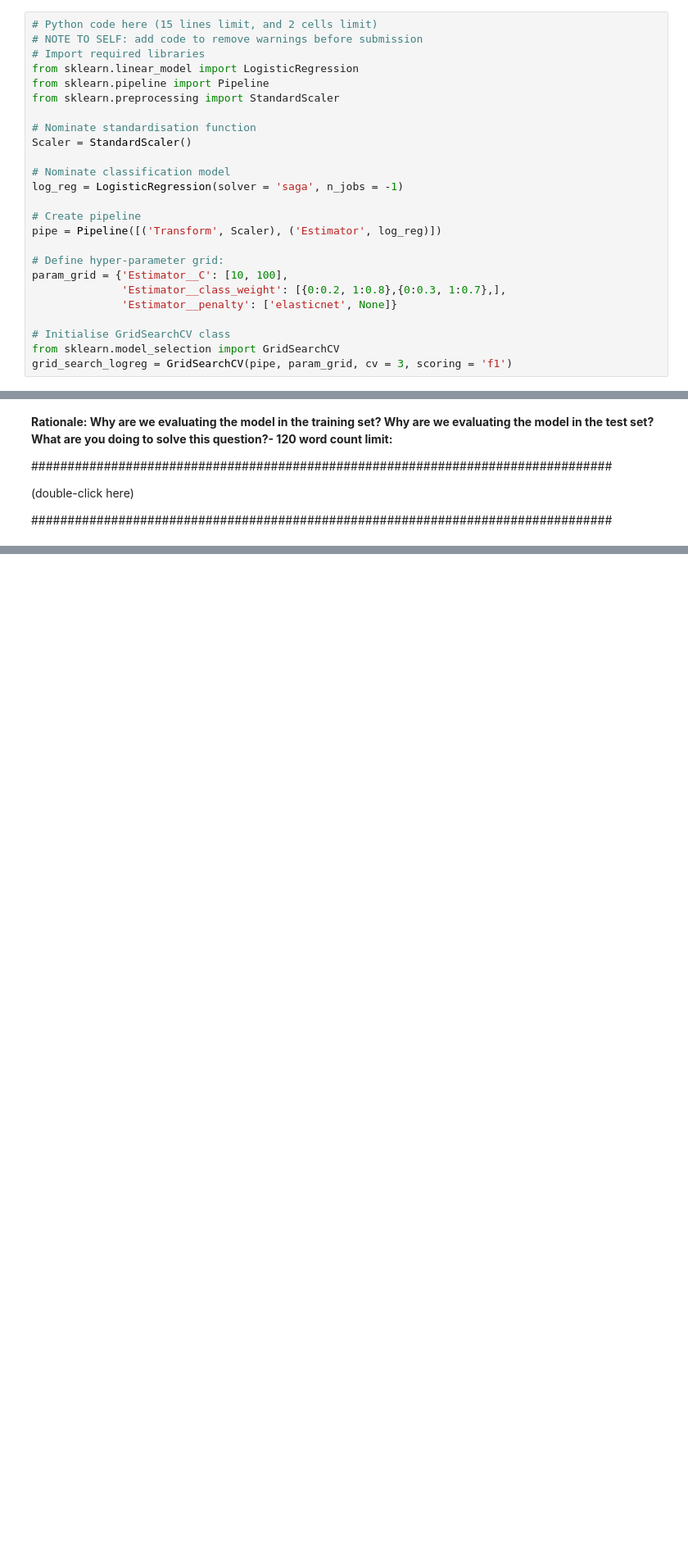
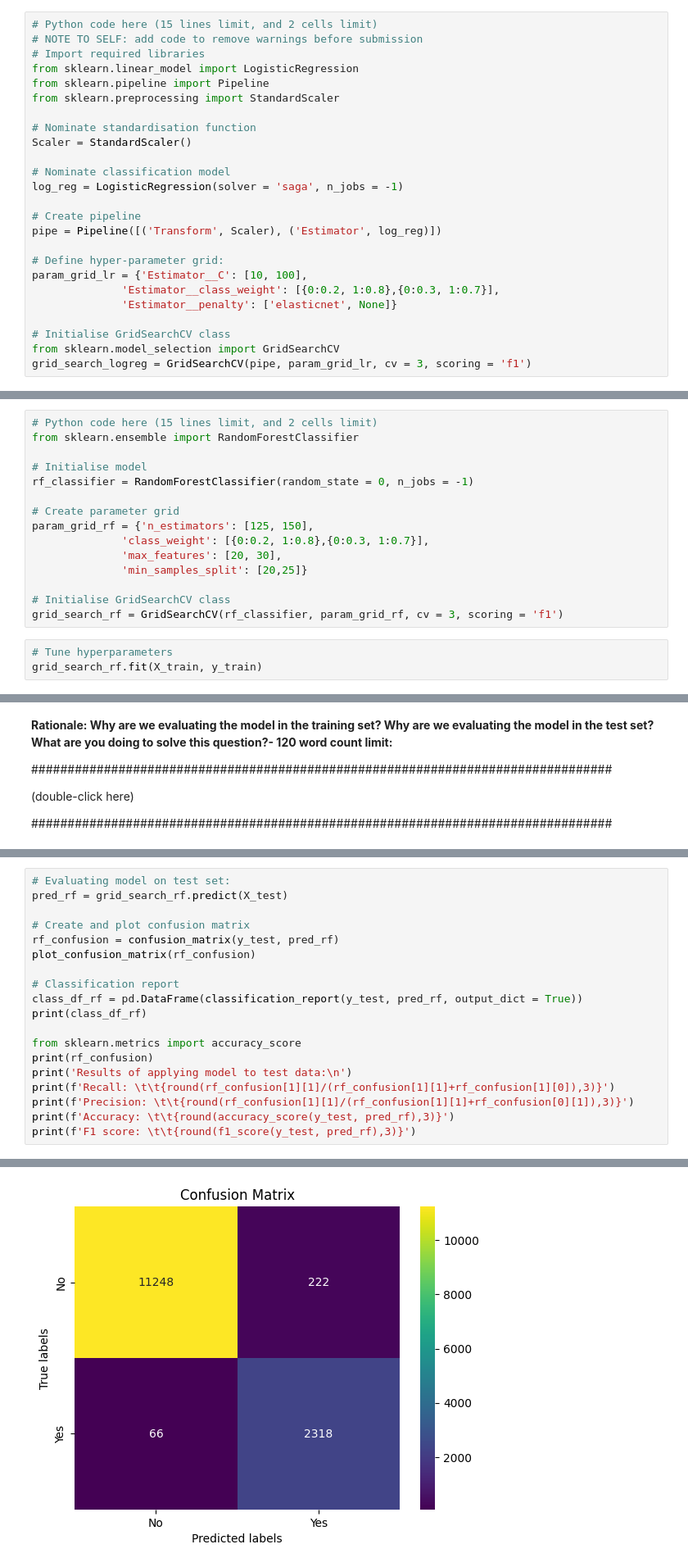
Before and after one commit to IvanaDeng/GitPrac, a Jupyter notebook: FA_NamesSurnames.ipynb, the cells around one changed output, grey strips where cells are left out. Shown at 82% size. Cells and saved outputs as stored; diff of their text form; blank space fills up the shorter version.

```diff
--- a/FA_NamesSurnames.ipynb
+++ b/FA_NamesSurnames.ipynb
@@ -459,13 +459,13 @@ log_reg = LogisticRegression(solver = 'saga', n_jobs = -1)
 pipe = Pipeline([('Transform', Scaler), ('Estimator', log_reg)])
 
 # Define hyper-parameter grid:
-param_grid = {'Estimator__C': [10, 100],
-              'Estimator__class_weight': [{0:0.2, 1:0.8},{0:0.3, 1:0.7},],
+param_grid_lr = {'Estimator__C': [10, 100],
+              'Estimator__class_weight': [{0:0.2, 1:0.8},{0:0.3, 1:0.7}],
               'Estimator__penalty': ['elasticnet', None]}
 
 # Initialise GridSearchCV class
 from sklearn.model_selection import GridSearchCV
-grid_search_logreg = GridSearchCV(pipe, param_grid, cv = 3, scoring = 'f1')
+grid_search_logreg = GridSearchCV(pipe, param_grid_lr, cv = 3, scoring = 'f1')
 # %%
 # Tune hyperparameters
 grid_search_logreg.fit(X_train, y_train)
@@ -588,0 +580,18 @@ Other hyper-parameters:
+# %%
+# Python code here (15 lines limit, and 2 cells limit)
+from sklearn.ensemble import RandomForestClassifier
+
+# Initialise model
+rf_classifier = RandomForestClassifier(random_state = 0, n_jobs = -1)
+
+# Create parameter grid
+param_grid_rf = {'n_estimators': [125, 150],
+              'class_weight': [{0:0.2, 1:0.8},{0:0.3, 1:0.7}],
+              'max_features': [20, 30],
+              'min_samples_split': [20,25]}
+
+# Initialise GridSearchCV class
+grid_search_rf = GridSearchCV(rf_classifier, param_grid_rf, cv = 3, scoring = 'f1')
+# %%
+# Tune hyperparameters
+grid_search_rf.fit(X_train, y_train)
@@ -605,0 +667,20 @@ Other hyper-parameters:
+# %%
+# Evaluating model on test set:
+pred_rf = grid_search_rf.predict(X_test)
+
+# Create and plot confusion matrix
+rf_confusion = confusion_matrix(y_test, pred_rf)
+plot_confusion_matrix(rf_confusion)
+
+# Classification report
+class_df_rf = pd.DataFrame(classification_report(y_test, pred_rf, output_dict = True))
+print(class_df_rf)
+
+from sklearn.metrics import accuracy_score
+print(rf_confusion)
+print('Results of applying model to test data:\n')
+print(f'Recall: \t\t{round(rf_confusion[1][1]/(rf_confusion[1][1]+rf_confusion[1][0]),3)}')
+print(f'Precision: \t\t{round(rf_confusion[1][1]/(rf_confusion[1][1]+rf_confusion[0][1]),3)}')
+print(f'Accuracy: \t\t{round(accuracy_score(y_test, pred_rf),3)}')
+print(f'F1 score: \t\t{round(f1_score(y_test, pred_rf),3)}')
+# %% [output]
@@ -605,0 +700 @@ Other hyper-parameters:
+[figure, added]
```
Also changed, not shown: parts of 14 cells of this notebook.
